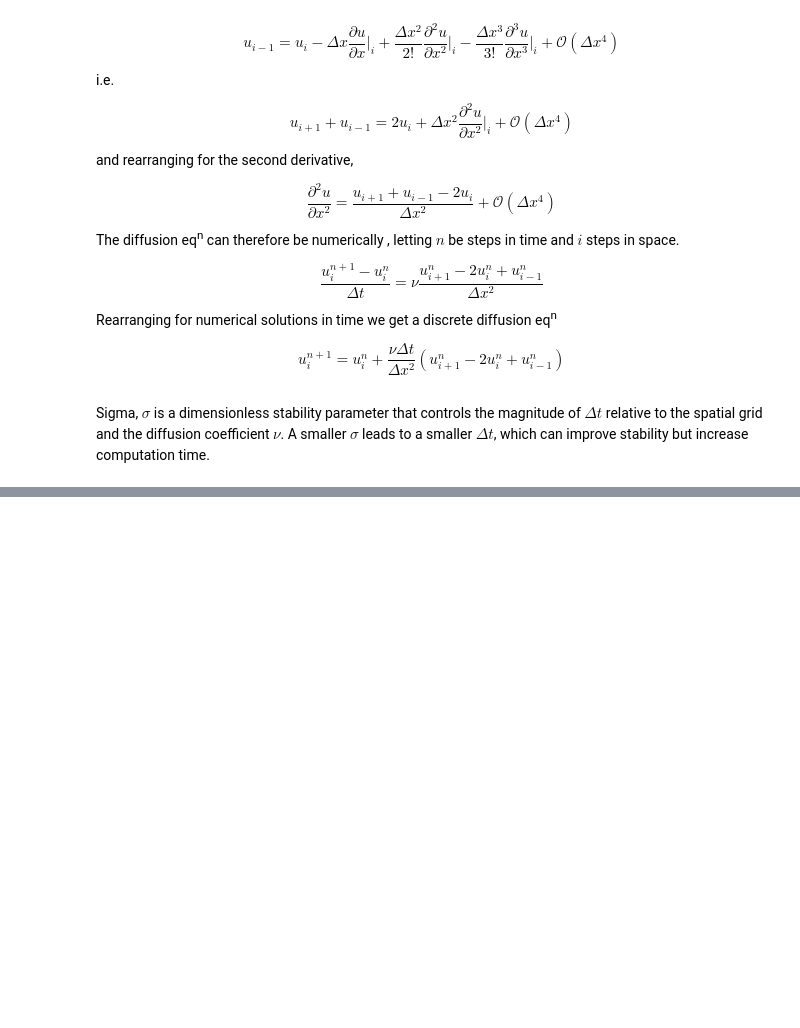
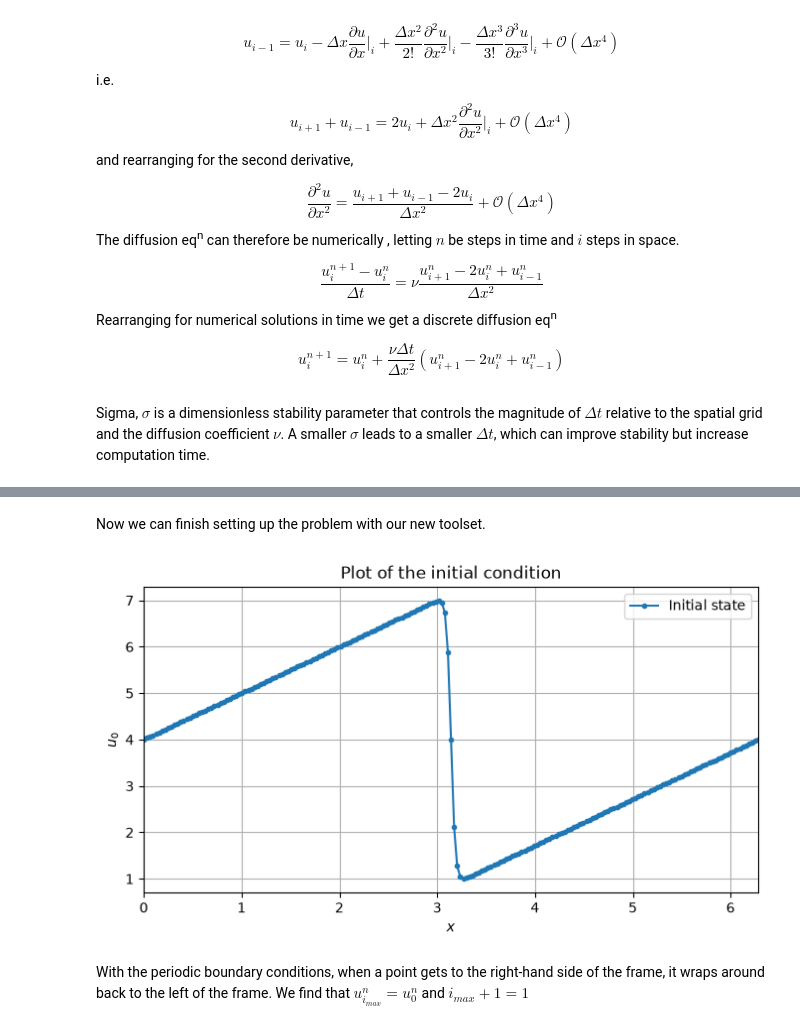
Before and after one commit to SamGr64/CFD-Suite, a Jupyter notebook: CFD.ipynb, the cells around one changed output, grey strips where cells are left out. Saved outputs shown, nothing was run; the diff lists cells and outputs as text; code cells hidden in the pictures; blank space fills up the shorter version.

```diff
--- a/CFD.ipynb
+++ b/CFD.ipynb
@@ -457,0 +520,31 @@ plt.show()
+# %%
+from sympy.utilities.lambdify import lambdify
+
+u_function = lambdify((x, nu, t), u)
+# %% [markdown]
+Now we can finish setting up the problem with our new toolset.
+# %%
+n_grid, x_range = 201, [0, 2 * np.pi]
+d_x = 2 * np.pi / (n_grid - 1)
+nu = 0.07
+
+x_array = np.linspace(x_range[0], x_range[1], n_grid)
+u_0 = np.asarray([u_function(x, nu, 0) for x in x_array]) # Convert u_function to a numpy array u using np.asarray
+
+plt.figure(figsize=(8, 4))
+
+plt.plot(x_array, u_0, ".-", label='Initial state')
+
+plt.xlabel(r'$x$')
+plt.ylabel(r'$u_0$')
+plt.title('Plot of the initial condition')
+
+plt.xlim(x_range)
+
+plt.grid(True)
+plt.legend()
+plt.show()
+# %% [output]
+[figure, added]
+# %% [markdown]
+With the periodic boundary conditions, when a point gets to the right-hand side of the frame, it wraps around back to the left of the frame. We find that $u^n_{i_{max}} = u^n_0$ and $i_{max} + 1 = 1$
```
Also changed, not shown: parts of 21 cells of this notebook.
